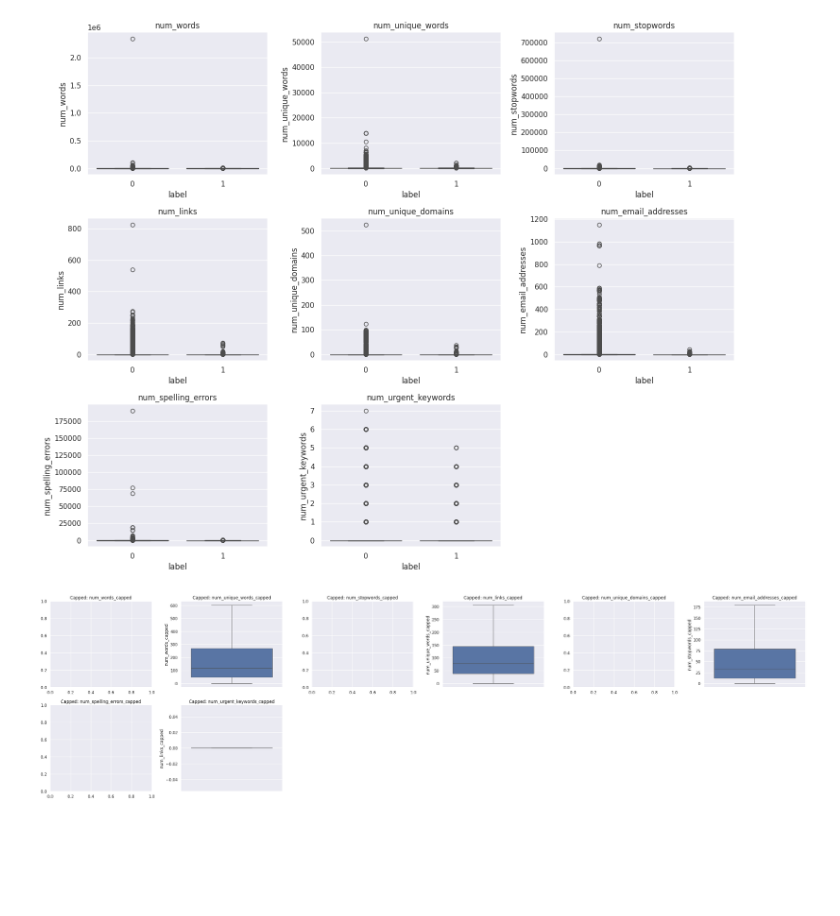
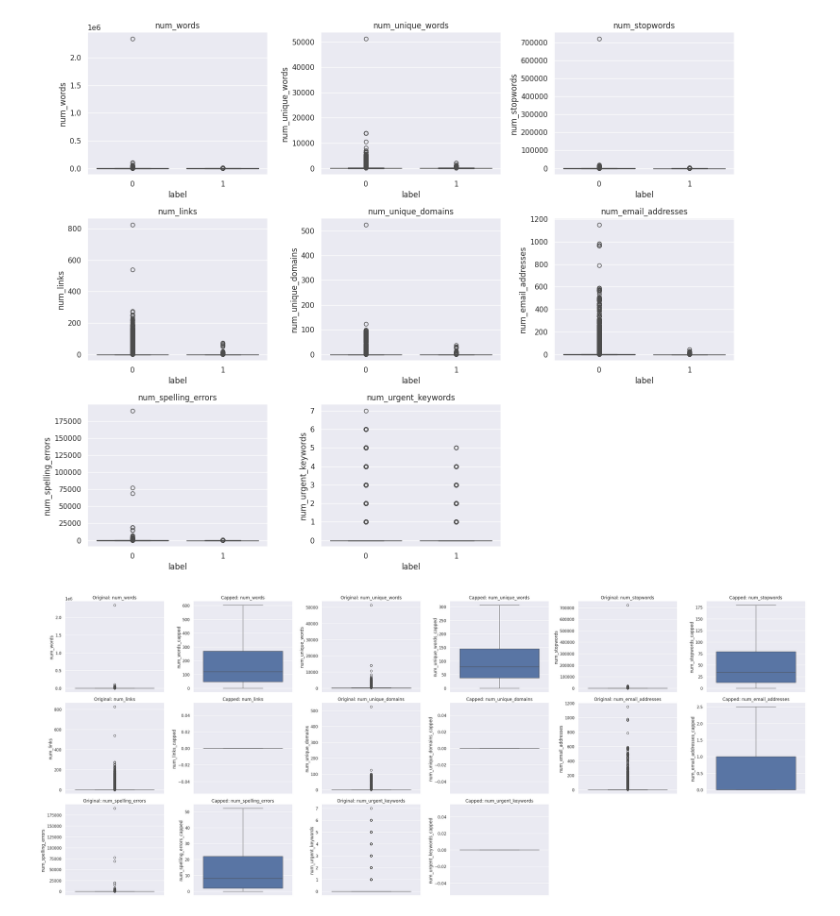
Before and after one commit to duyqphung/ml_final_project, a Jupyter notebook: phung_duy_CECS456_Final.ipynb, the cells around one changed output. Saved outputs shown, nothing was run; the diff lists cells and outputs as text; code cells hidden in the pictures; blank space fills up the shorter version.

```diff
--- a/phung_duy_CECS456_Final.ipynb
+++ b/phung_duy_CECS456_Final.ipynb
@@ -178,22 +178,29 @@ for col in numeric_cols:
     df[col + '_capped'] = df[col].clip(lower=lower_cap, upper=upper_cap)
 # %%
 capped_cols = [col + '_capped' for col in numeric_cols]
+n = len(numeric_cols)
 cols = 3
 rows = (n + cols - 1) // cols
 
-fig, axes = plt.subplots(rows, cols*2, figsize=(cols*10, rows*4))  # Double width for comparison
+fig, axes = plt.subplots(rows, cols * 2, figsize=(cols * 10, rows * 4))  # double width for comparison
 axes = axes.flatten()
 
-# Plot capped columns on the right
-for i, col in enumerate(capped_cols):
-    sns.boxplot(y=df[col], ax=axes[2*i + 1])
-    axes[i].set_title(f'Capped: {col}')
+# plot original and capped side-by-side
+for i, col in enumerate(numeric_cols):
+    # original
+    sns.boxplot(y=df[col], ax=axes[2*i])
+    axes[2*i].set_title(f'Original: {col}')
 
-# Delete any extra axes
-for j in range(i+1, len(axes)):
+    # capped
+    sns.boxplot(y=df[col + '_capped'], ax=axes[2*i + 1])
+    axes[2*i + 1].set_title(f'Capped: {col}')
+
+
+# remove unused
+for j in range(2 * n, len(axes)):
     fig.delaxes(axes[j])
 
 plt.tight_layout()
 plt.show()
 # %% [output]
-[figure, old version]
+[figure, new version]
```
